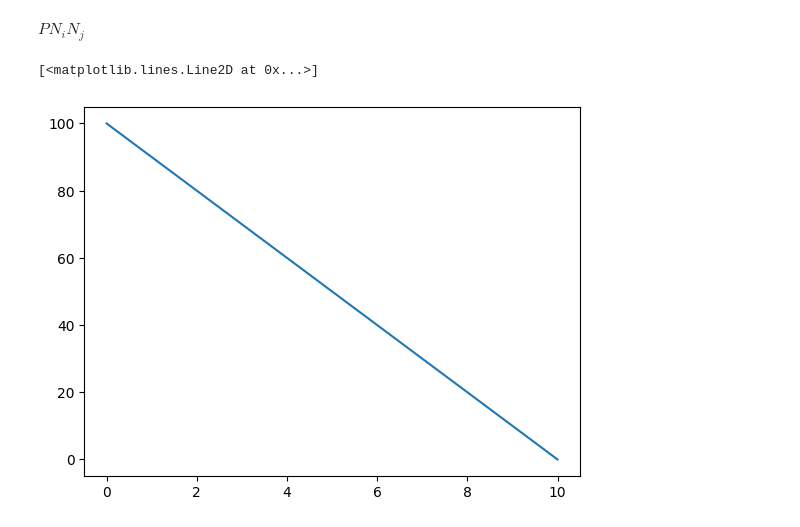
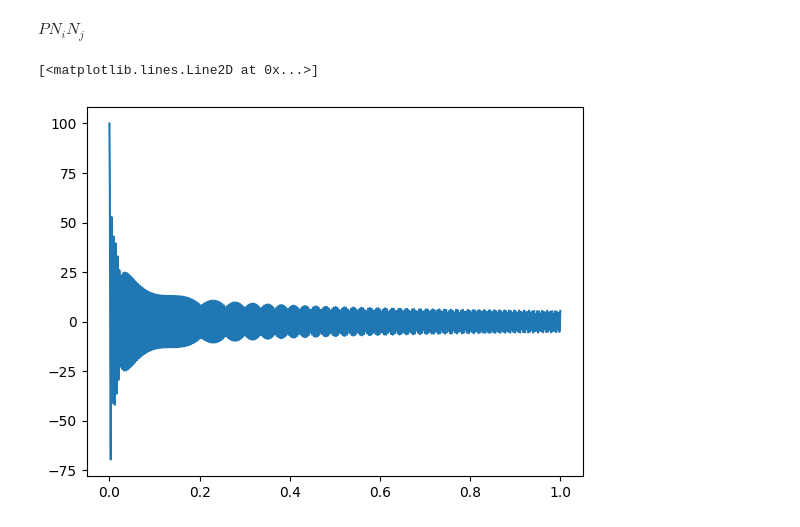
Before and after one commit to ace15guest/SolarThermalEnergyApplications, a Jupyter notebook: Projects/1D_Conduction_FDM/Dirichlet.ipynb, the cells around one changed output. Saved outputs shown, nothing was run; the diff lists cells and outputs as text; code cells hidden in the pictures.

```diff
--- a/Projects/1D_Conduction_FDM/Dirichlet.ipynb
+++ b/Projects/1D_Conduction_FDM/Dirichlet.ipynb
@@ -287,7 +287,7 @@ P(x)
 # %%
 # Convenvtion term
 def P(x):
-    return 0*x
+    return 20
 # %% [markdown]
 Q(x)
 # %%
@@ -331,35 +331,35 @@ def dirichlet(n, bc1, bc2, l):
     x = np.linspace(0.0, l, n)
 
     A = np.zeros([n,n])
     b = np.zeros(n)
     start = 0
     step = l/n
     for i in range(0, n):
         end = start + step
 
         if i == 0:
             # Diagonal
             A[i, i] = 1 #k*quad(dni_dx2, start, end)[0] - quad(pn_i2, start, end)[0]
             # Upper Diagonal
             A[i, i+1] = 0 #k*quad(dn_idn_j_dx, start, end)[0] - quad(pn_in_j, start, end)[0]
             b[i] = bc1
         elif i < n-1:
             # Lower Diagonal
             A[i, i-1] = k*quad(dn_idn_j_dx, start, end)[0] - quad(pn_in_j, start, end)[0]
             # Diagonal (Int{xi}^xJ + Int{xj}^xk)
             A[i, i] = (k*quad(dnj_dx2, start, end)[0] - quad(pn_j2, start, end)[0]) + (k*quad(dnj_dx2, end, end+step)[0] - quad(pn_j2, start, end+step)[0])
             # Upper Diagonal
             A[i ,i +1] = k*quad(dn_idn_j_dx, end, end+step)[0] - quad(pn_in_j, end, end+step)[0]
         else:
-            A[i, i] =  1#k*quad(dnj_dx2, end, end+step)[0] - quad(pn_j2, start, end)[0]
-            A[i, i-1] = 0 #k*quad(dn_idn_j_dx, end, end+step)[0] - quad(pn_in_j, start, end)[0]
-            b[i] = bc2
+            A[i, i] =  k*quad(dnj_dx2, end, end+step)[0] - quad(pn_j2, start, end)[0]
+            A[i, i-1] = k*quad(dn_idn_j_dx, end, end+step)[0] - quad(pn_in_j, start, end)[0]
+            # b[i] = b
         start+=step
     u = np.linalg.solve(A, b)
     return A, u, x
-_, u, x = dirichlet(90, T_0, T_F, length)
+_, u, x = dirichlet(1000, T_0, T_F, 1)
 
 plt.plot(x, u)
 # %% [output]
 [<matplotlib.lines.Line2D at 0x...>]
-[figure, old version]
+[figure, new version]
```
Also changed, not shown: parts of 1 cell of this notebook, 1 other file.
